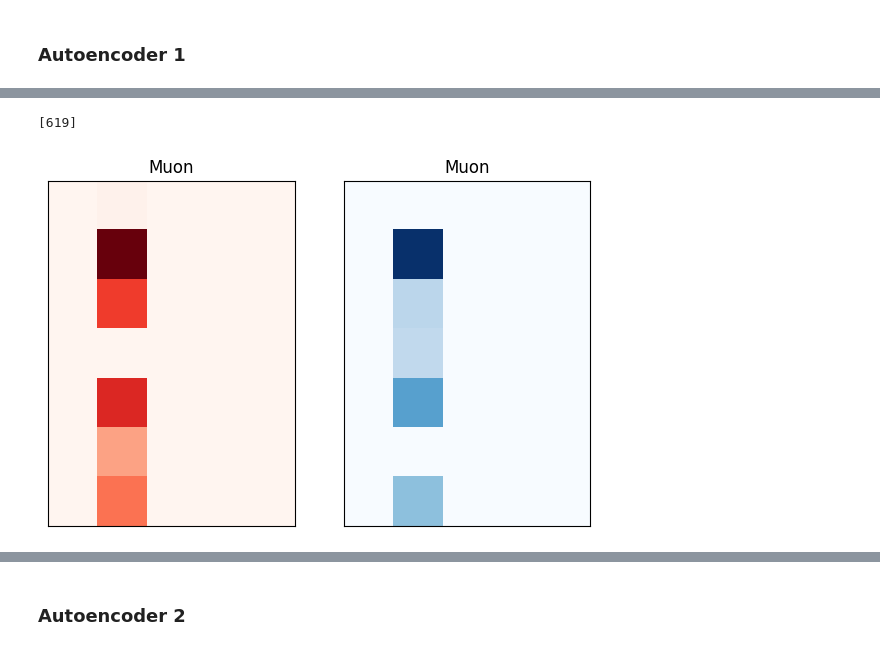
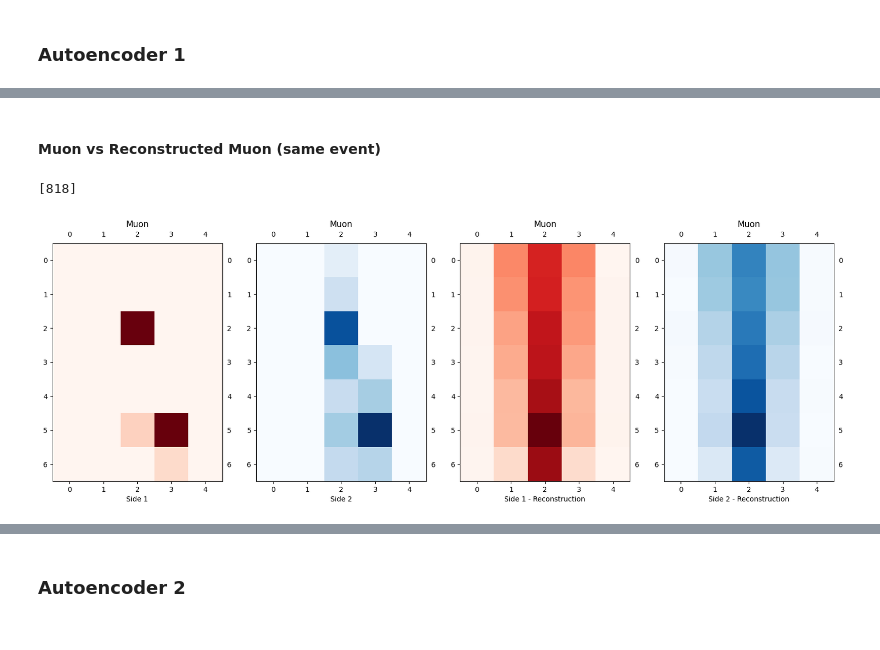
Before and after one commit to dhebel/babycal, a Jupyter notebook: src/main.ipynb, the cells around one changed output, grey strips where cells are left out. Drawn from its saved outputs; the diff is of its cells as text; code cells hidden in the pictures.

```diff
--- a/src/main.ipynb
+++ b/src/main.ipynb
@@ -1234,28 +1218,46 @@ plt.show()
+# %% [markdown]
+#### Muon vs Reconstructed Muon (same event)
 # %%
 # Plotting a muon event and its reconstruction
 # We will plot a muon event from the training set and its reconstruction from the autoencoder.
 
 random_events = np.random.randint(0, X_test.shape[0], 1)
 print(random_events)
 
 for i in random_events:
-        plt.figure(figsize=(7,7))
-        plt.subplot(1,2,1)
+        fig, axs = plt.subplots(1, 4, figsize=(20, 7))
 
         # Event
-        plt.imshow(X_test[i,:,:,0], cmap='Reds')
-        plt.title('Muon' if y_test[i][0] == 0 else 'Antimuon')
-        plt.xticks([])
-        plt.yticks([])
-        plt.subplot(1,2,2, sharex=plt.gca(), sharey=plt.gca())
-        plt.imshow(X_test[i,:,:,1], cmap='Blues')
-        plt.title('Muon' if y_test[i][0] == 0 else 'Antimuon')
+        axs[0].imshow(X_test[i,:,:,0], cmap='Reds')
+        axs[0].set_title('Muon' if y_test[i][0] == 0 else 'Antimuon')
+        axs[1].imshow(X_test[i,:,:,1], cmap='Blues')
+        axs[1].set_title('Muon' if y_test[i][0] == 0 else 'Antimuon')
+
+        # Reconstructed event
+        axs[2].imshow(X_test_pred[i,:,:,0], cmap='Reds')
+        axs[2].set_title('Muon' if y_test[i][0] == 0 else 'Antimuon')
+        axs[3].imshow(X_test_pred[i,:,:,1], cmap='Blues')
+        axs[3].set_title('Muon' if y_test[i][0] == 0 else 'Antimuon')
 
         # Show tick labels on both sides
-        plt.tick_params('x', labelbottom=True, labeltop=True)
-        plt.tick_params('y', labelleft=True, labelright=True)
+        axs[0].tick_params('x', labelbottom=True, labeltop=True)
+        axs[0].tick_params('y', labelleft=True, labelright=True)
+        axs[0].set_xlabel('Side 1')
+
+        axs[1].tick_params('x', labelbottom=True, labeltop=True)
+        axs[1].tick_params('y', labelleft=True, labelright=True)
+        axs[1].set_xlabel('Side 2')
+
+        # Show tick labels on both sides
+        axs[2].tick_params('x', labelbottom=True, labeltop=True)
+        axs[2].tick_params('y', labelleft=True, labelright=True)
+        axs[2].set_xlabel('Side 1 - Reconstruction')
+
+        axs[3].tick_params('x', labelbottom=True, labeltop=True)
+        axs[3].tick_params('y', labelleft=True, labelright=True)
+        axs[3].set_xlabel('Side 2 - Reconstruction')
 
 plt.show()
 # %% [output]
-[619]
+[818]
-[figure, old version]
+[figure, new version]
```
Also changed, not shown: parts of 27 cells of this notebook, 2 other files.
